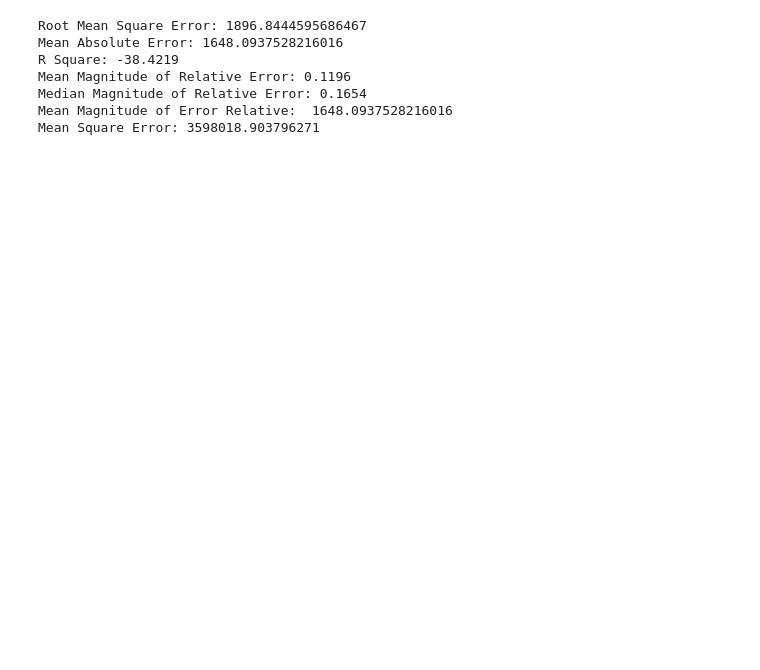
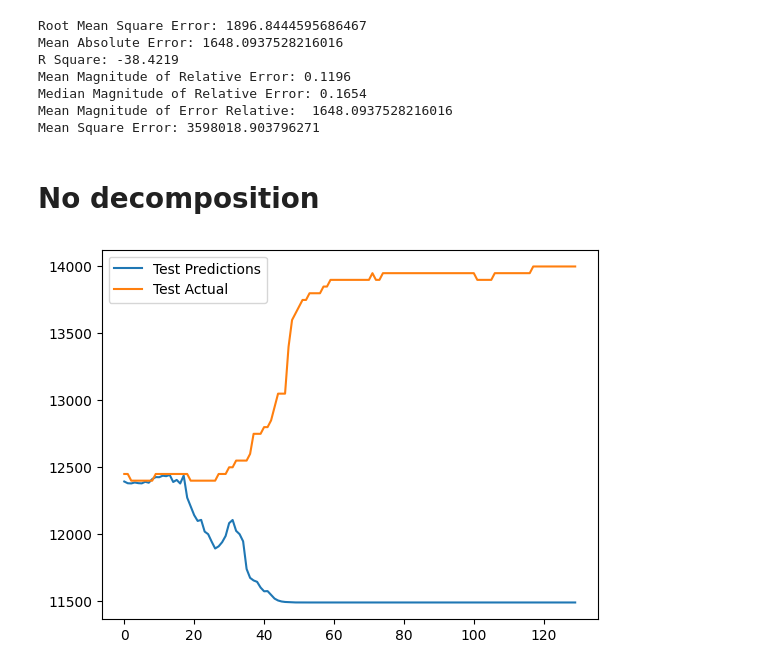
Before and after one commit to Danazzz/beras-scm, a Jupyter notebook: v.4/ML/SVR_Multivariate_TS.ipynb, the cells around one changed output. Saved outputs shown, nothing was run; the diff lists cells and outputs as text; code cells hidden in the pictures; blank space fills up the shorter version.

```diff
--- a/v.4/ML/SVR_Multivariate_TS.ipynb
+++ b/v.4/ML/SVR_Multivariate_TS.ipynb
@@ -98,6 +98,7 @@ from sklearn.preprocessing import MinMaxScaler
 trend_scaler = MinMaxScaler(feature_range=(-1,1))
 seasonal_scaler = MinMaxScaler(feature_range=(-1,1))
 resid_scaler = MinMaxScaler(feature_range=(-1,1))
+asli_scaler = MinMaxScaler(feature_range=(-1,1))
 # X_trend_scaler = MinMaxScaler(feature_range=(-1,1))
 # y_trend_scaler = MinMaxScaler(feature_range=(-1,1))
 # X_seasonal_scaler = MinMaxScaler(feature_range=(-1,1))
@@ -252,3 +376,14 @@ Mean Magnitude of Relative Error: 0.1196
 Median Magnitude of Relative Error: 0.1654
 Mean Magnitude of Error Relative:  1648.0937528216016
 Mean Square Error: 3598018.903796271
+# %% [markdown]
+# No decomposition
+# %%
+X_asli, y_asli = data_to_X_y(df_beras)
+X_train_asli, X_test_asli, y_train_asli, y_test_asli = splitting_data(df_beras, X_asli, y_asli)
+X_train_asli, X_test_asli, y_train_asli, y_test_asli = scaling_data(asli_scaler, X_train_asli, X_test_asli, y_train_asli, y_test_asli)
+model_asli = modelling_data(X_train_asli, y_train_asli)
+predict_asli = predicting_data(asli_scaler, model_asli, X_test_asli, y_test_asli)
+y_test_asli = asli_scaler.inverse_transform(y_test_asli.reshape(-1,1))
+# %% [output]
+[figure, added]
```
Also changed, not shown: parts of 8 cells of this notebook.
